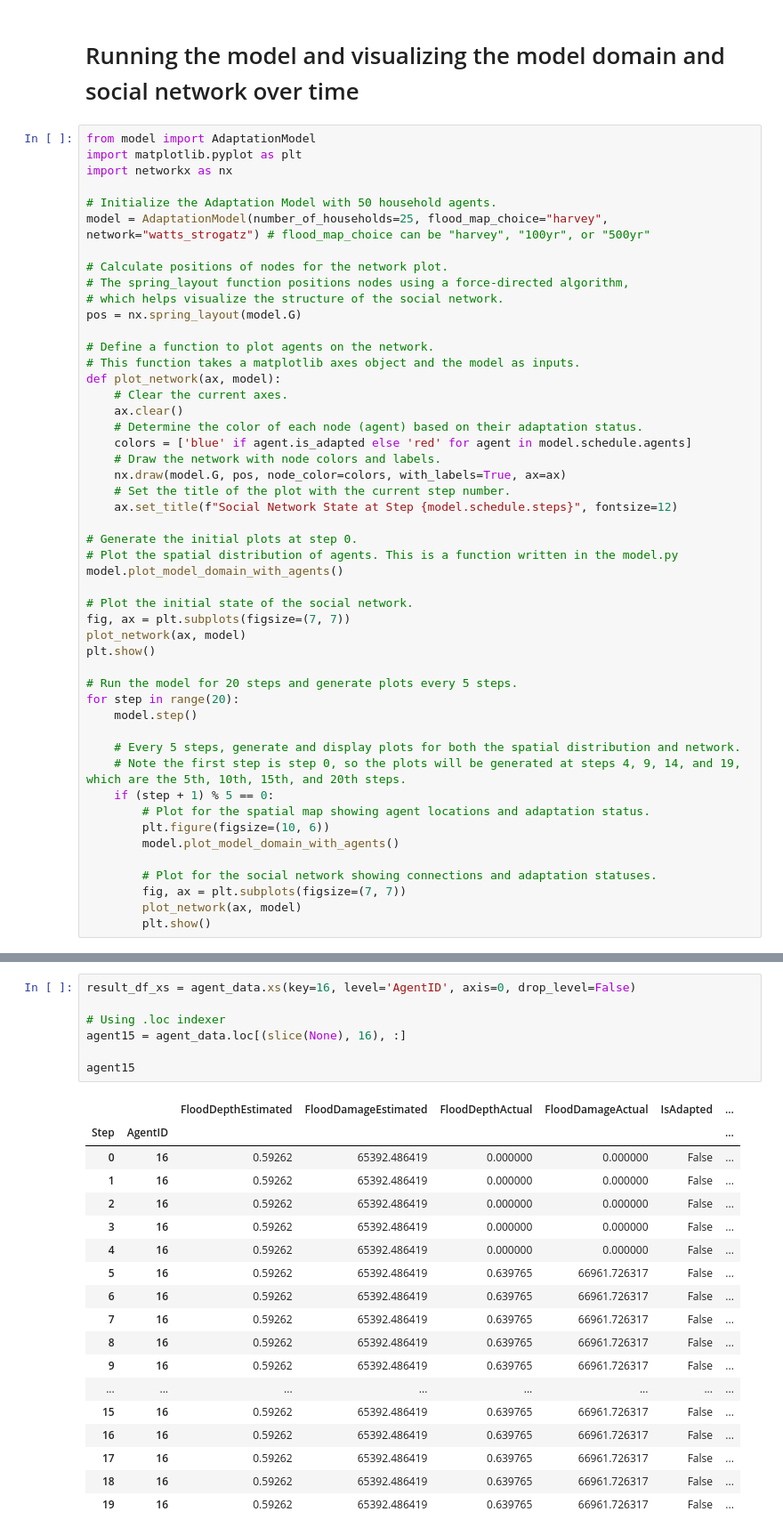
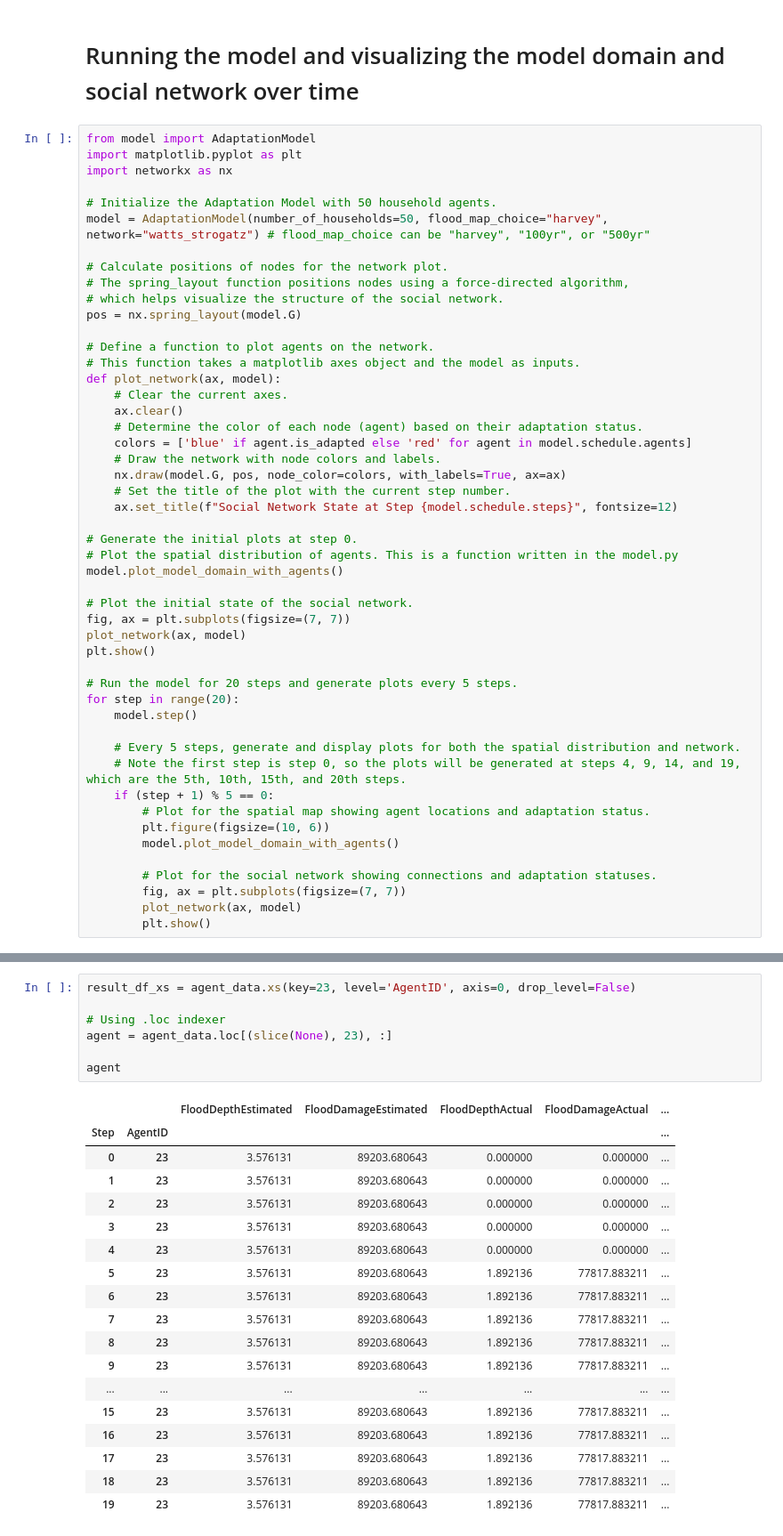
Before and after one commit to Martijntjevdg/SEN1211-ABM, a Jupyter notebook: base_model_mesa/model/demo.ipynb, the cells around one changed output, grey strips where cells are left out. Shown at 89% size. Drawn from its saved outputs; the diff is of its cells as text.

```diff
--- a/base_model_mesa/model/demo.ipynb
+++ b/base_model_mesa/model/demo.ipynb
@@ -26,7 +26,7 @@ import matplotlib.pyplot as plt
 import networkx as nx
 
 # Initialize the Adaptation Model with 50 household agents.
-model = AdaptationModel(number_of_households=25, flood_map_choice="harvey", network="watts_strogatz") # flood_map_choice can be "harvey", "100yr", or "500yr"
+model = AdaptationModel(number_of_households=50, flood_map_choice="harvey", network="watts_strogatz") # flood_map_choice can be "harvey", "100yr", or "500yr"
 
 # Calculate positions of nodes for the network plot.
 # The spring_layout function positions nodes using a force-directed algorithm,
@@ -148,29 +117,29 @@ MultiIndex([( 0,  0),
 # %%
-result_df_xs = agent_data.xs(key=16, level='AgentID', axis=0, drop_level=False)
+result_df_xs = agent_data.xs(key=23, level='AgentID', axis=0, drop_level=False)
 
 # Using .loc indexer
-agent15 = agent_data.loc[(slice(None), 16), :]
+agent = agent_data.loc[(slice(None), 23), :]
 
-agent15
+agent
 # %% [output]
-|  |  | FloodDepthEstimated | FloodDamageEstimated | FloodDepthActual | FloodDamageActual | IsAdapted | ... |
-| Step | AgentID |  |  |  |  |  | ... |
-| 0 | 16 | 0.59262 | 65392.486419 | 0.000000 | 0.000000 | False | ... |
-| 1 | 16 | 0.59262 | 65392.486419 | 0.000000 | 0.000000 | False | ... |
-| 2 | 16 | 0.59262 | 65392.486419 | 0.000000 | 0.000000 | False | ... |
-| 3 | 16 | 0.59262 | 65392.486419 | 0.000000 | 0.000000 | False | ... |
-| 4 | 16 | 0.59262 | 65392.486419 | 0.000000 | 0.000000 | False | ... |
-| 5 | 16 | 0.59262 | 65392.486419 | 0.639765 | 66961.726317 | False | ... |
-| 6 | 16 | 0.59262 | 65392.486419 | 0.639765 | 66961.726317 | False | ... |
-| 7 | 16 | 0.59262 | 65392.486419 | 0.639765 | 66961.726317 | False | ... |
-| 8 | 16 | 0.59262 | 65392.486419 | 0.639765 | 66961.726317 | False | ... |
-| 9 | 16 | 0.59262 | 65392.486419 | 0.639765 | 66961.726317 | False | ... |
-| ... | ... | ... | ... | ... | ... | ... | ... |
-| 15 | 16 | 0.59262 | 65392.486419 | 0.639765 | 66961.726317 | False | ... |
-| 16 | 16 | 0.59262 | 65392.486419 | 0.639765 | 66961.726317 | False | ... |
-| 17 | 16 | 0.59262 | 65392.486419 | 0.639765 | 66961.726317 | False | ... |
-| 18 | 16 | 0.59262 | 65392.486419 | 0.639765 | 66961.726317 | False | ... |
-| 19 | 16 | 0.59262 | 65392.486419 | 0.639765 | 66961.726317 | False | ... |
+|  |  | FloodDepthEstimated | FloodDamageEstimated | FloodDepthActual | FloodDamageActual | ... |
+| Step | AgentID |  |  |  |  | ... |
+| 0 | 23 | 3.576131 | 89203.680643 | 0.000000 | 0.000000 | ... |
+| 1 | 23 | 3.576131 | 89203.680643 | 0.000000 | 0.000000 | ... |
+| 2 | 23 | 3.576131 | 89203.680643 | 0.000000 | 0.000000 | ... |
+| 3 | 23 | 3.576131 | 89203.680643 | 0.000000 | 0.000000 | ... |
+| 4 | 23 | 3.576131 | 89203.680643 | 0.000000 | 0.000000 | ... |
+| 5 | 23 | 3.576131 | 89203.680643 | 1.892136 | 77817.883211 | ... |
+| 6 | 23 | 3.576131 | 89203.680643 | 1.892136 | 77817.883211 | ... |
+| 7 | 23 | 3.576131 | 89203.680643 | 1.892136 | 77817.883211 | ... |
+| 8 | 23 | 3.576131 | 89203.680643 | 1.892136 | 77817.883211 | ... |
+| 9 | 23 | 3.576131 | 89203.680643 | 1.892136 | 77817.883211 | ... |
+| ... | ... | ... | ... | ... | ... | ... |
+| 15 | 23 | 3.576131 | 89203.680643 | 1.892136 | 77817.883211 | ... |
+| 16 | 23 | 3.576131 | 89203.680643 | 1.892136 | 77817.883211 | ... |
+| 17 | 23 | 3.576131 | 89203.680643 | 1.892136 | 77817.883211 | ... |
+| 18 | 23 | 3.576131 | 89203.680643 | 1.892136 | 77817.883211 | ... |
+| 19 | 23 | 3.576131 | 89203.680643 | 1.892136 | 77817.883211 | ... |
 # %%
 model_data = model.datacollector.get_model_vars_dataframe()
 model_data
```
Also changed, not shown: parts of 7 cells of this notebook, 3 other files.
